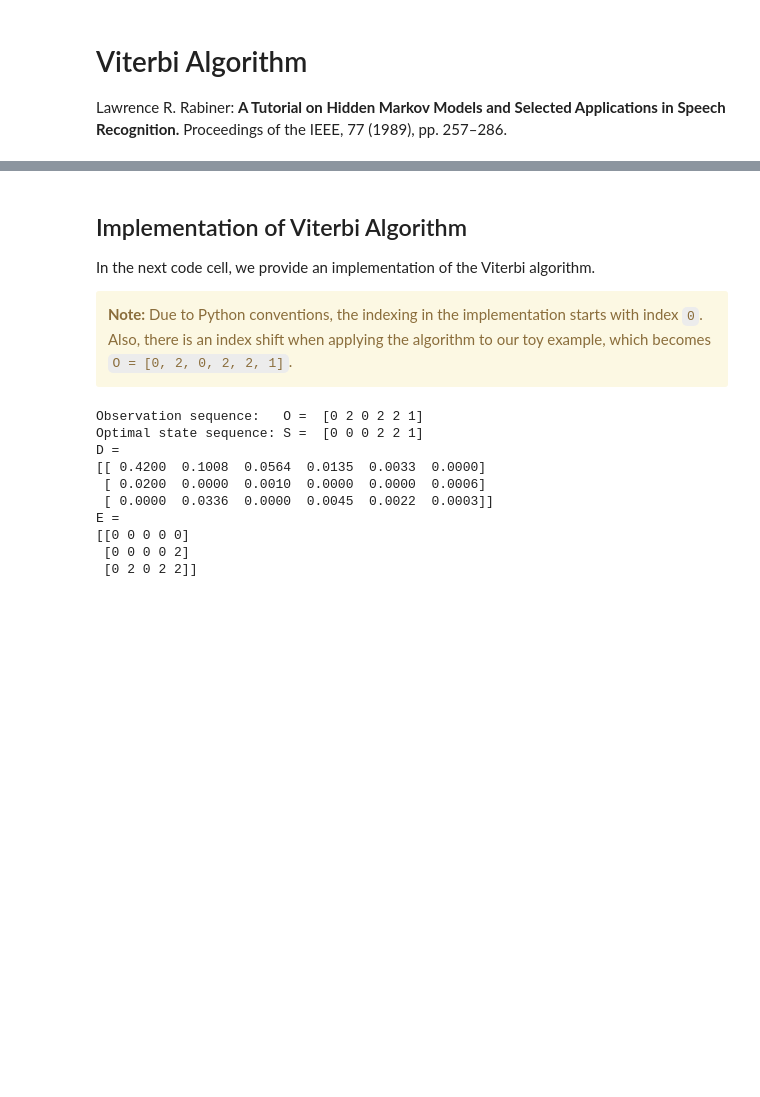
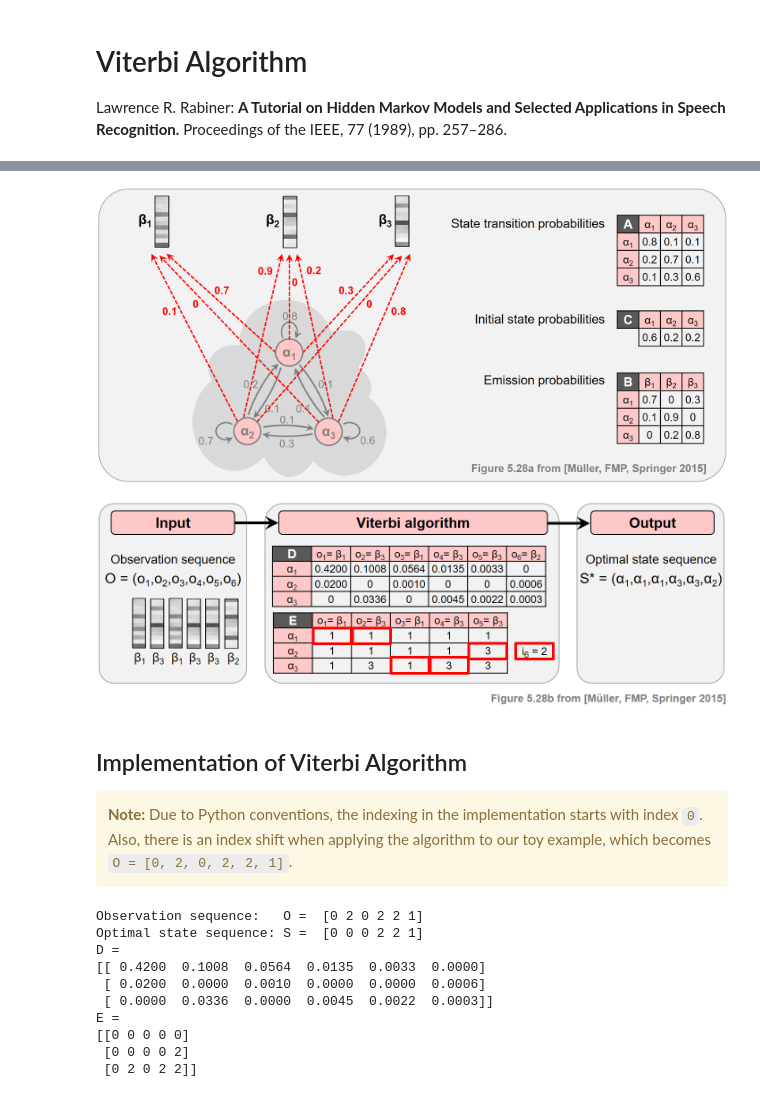
Before and after one commit to jo-cho/mir_kr, a Jupyter notebook: Notebooks/6. Chord Recognition/6.3.HMM-Based_Chord_Recognition.ipynb, the cells around one changed output, grey strips where cells are left out. Drawn from its saved outputs; the diff is of its cells as text; code cells hidden in the pictures; blank space fills up the shorter version.

```diff
--- a/Notebooks/6. Chord Recognition/6.3.HMM-Based_Chord_Recognition.ipynb
+++ b/Notebooks/6. Chord Recognition/6.3.HMM-Based_Chord_Recognition.ipynb
@@ -347,7 +343,11 @@ Continuing our toy example from the [FMP notebook on HMMs](../C5/C5S3_HiddenMark
+# %%
+ipd.display(ipd.Image("../img/6.chord_recognition/FMP_C5_F28a.png", width=700))
+ipd.display(ipd.Image("../img/6.chord_recognition/FMP_C5_F28b.png", width=700))
+# %% [output]
+[figure, added]
+[figure, added]
 # %% [markdown]
 ## Implementation of Viterbi Algorithm
-
-In the next code cell, we provide an implementation of the Viterbi algorithm.
 
 <div class="alert alert-block alert-warning">
 <strong>Note:</strong> Due to Python conventions, the indexing in the implementation starts with index <code>0</code>. Also, there is an index shift when applying the algorithm to our toy example, which becomes <code>O = [0, 2, 0, 2, 2, 1]</code>.
```
Also changed, not shown: parts of 8 cells of this notebook, 3 other files.
